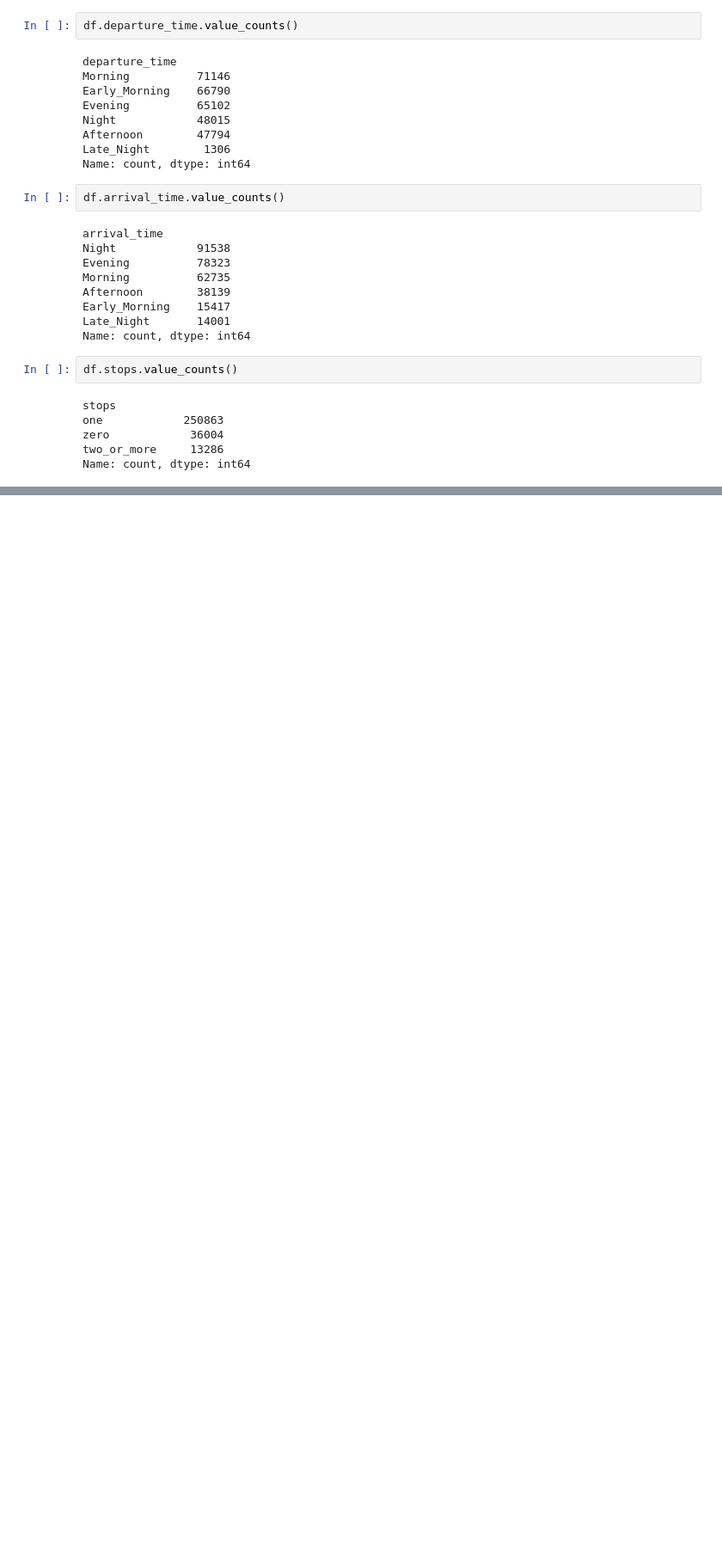
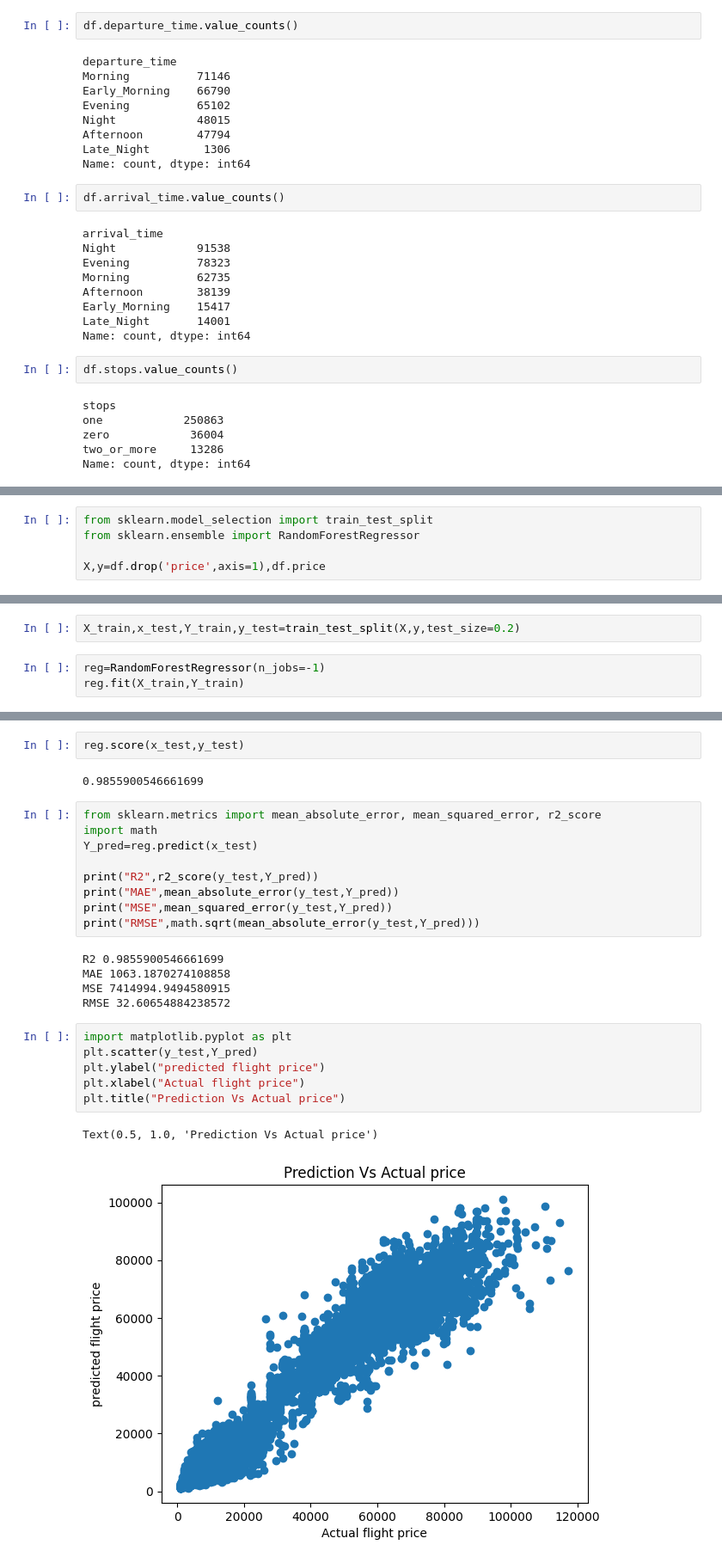
Before and after one commit to mersibon/python-project, a Jupyter notebook: Python_script.ipynb, the cells around one changed output, grey strips where cells are left out. Shown at 86% size. Drawn from its saved outputs; the diff is of its cells as text; blank space fills up the shorter version.

Commit message:
push with model

```diff
--- a/Python_script.ipynb
+++ b/Python_script.ipynb
@@ -97,0 +191,5 @@ Name: count, dtype: int64
+# %%
+from sklearn.model_selection import train_test_split
+from sklearn.ensemble import RandomForestRegressor
+
+X,y=df.drop('price',axis=1),df.price
@@ -97,0 +198,5 @@ Name: count, dtype: int64
+# %%
+X_train,x_test,Y_train,y_test=train_test_split(X,y,test_size=0.2)
+# %%
+reg=RandomForestRegressor(n_jobs=-1)
+reg.fit(X_train,Y_train)
@@ -97,0 +205,27 @@ Name: count, dtype: int64
+# %%
+reg.score(x_test,y_test)
+# %% [output]
+0.9855900546661699
+# %%
+from sklearn.metrics import mean_absolute_error, mean_squared_error, r2_score
+import math
+Y_pred=reg.predict(x_test)
+
+print("R2",r2_score(y_test,Y_pred))
+print("MAE",mean_absolute_error(y_test,Y_pred))
+print("MSE",mean_squared_error(y_test,Y_pred))
+print("RMSE",math.sqrt(mean_absolute_error(y_test,Y_pred)))
+# %% [output]
+R2 0.9855900546661699
+MAE 1063.1870274108858
+MSE 7414994.9494580915
+RMSE 32.60654884238572
+# %%
+import matplotlib.pyplot as plt
+plt.scatter(y_test,Y_pred)
+plt.ylabel("predicted flight price")
+plt.xlabel("Actual flight price")
+plt.title("Prediction Vs Actual price")
+# %% [output]
+Text(0.5, 1.0, 'Prediction Vs Actual price')
+[figure, added]
```
Also changed, not shown: parts of 17 cells of this notebook.
